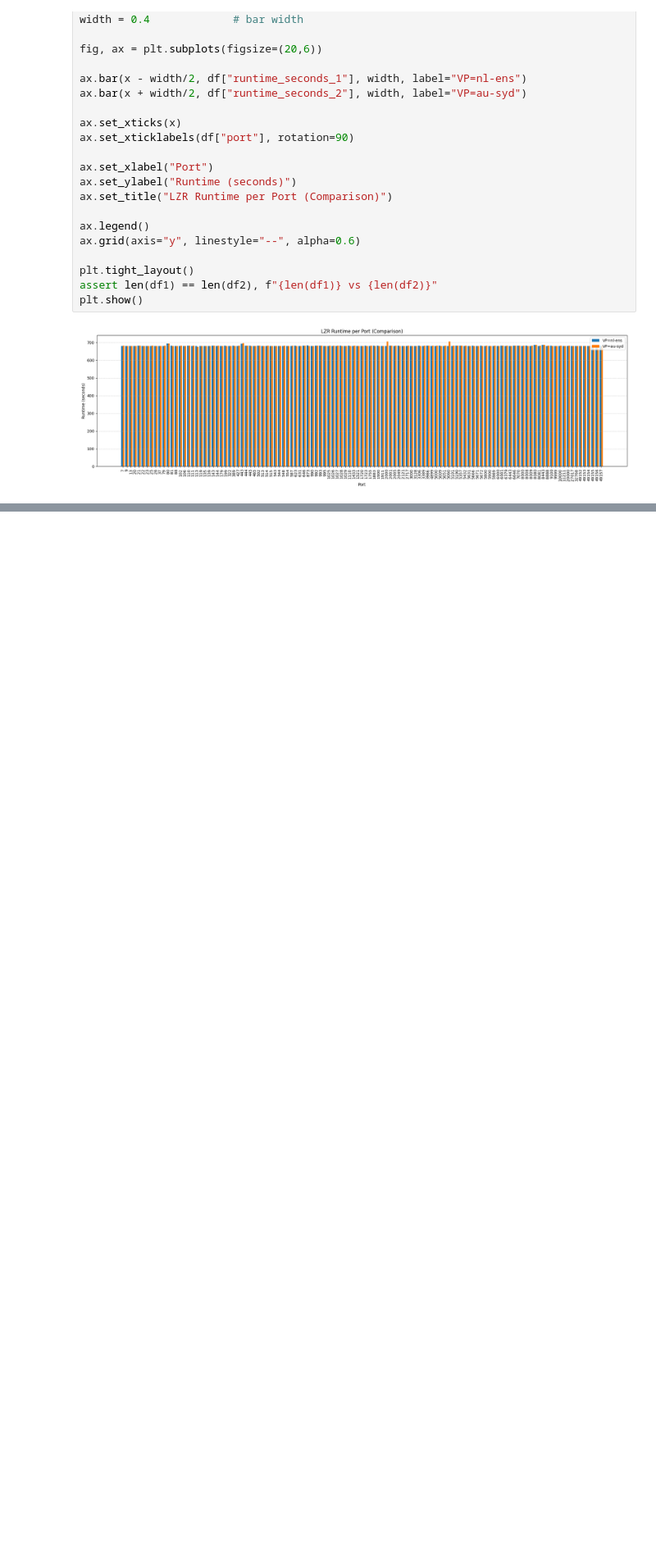
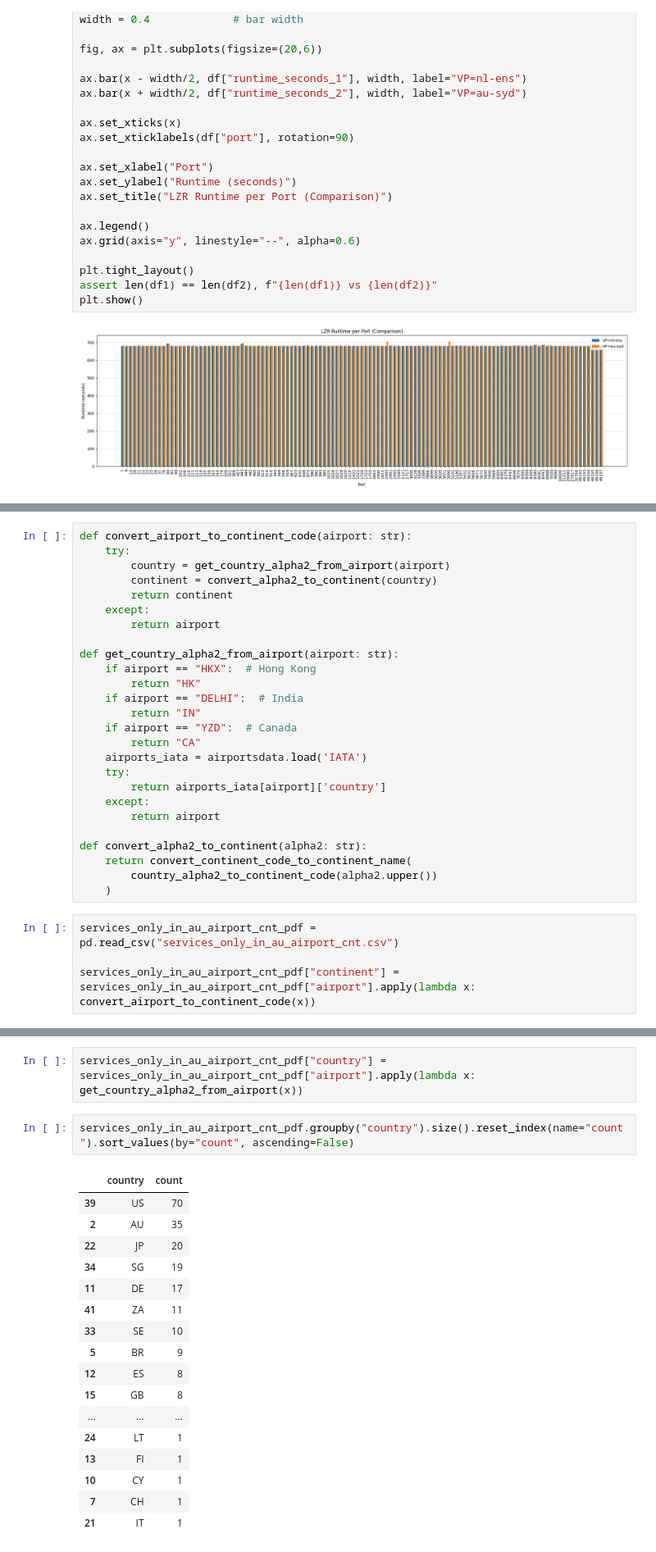
Before and after one commit to gustavoluvizotto/anycast-service-discovery, a Jupyter notebook: measurements/notebooks/local_processing.ipynb, the cells around one changed output, grey strips where cells are left out. Shown at 82% size. Saved outputs shown, nothing was run; the diff lists cells and outputs as text; blank space fills up the shorter version.

```diff
--- a/measurements/notebooks/local_processing.ipynb
+++ b/measurements/notebooks/local_processing.ipynb
@@ -302,0 +362,30 @@ plt.show()
+# %%
+def convert_airport_to_continent_code(airport: str):
+    try:
+        country = get_country_alpha2_from_airport(airport)
+        continent = convert_alpha2_to_continent(country)
+        return continent
+    except:
+        return airport
+
+def get_country_alpha2_from_airport(airport: str):
+    if airport == "HKX":  # Hong Kong
+        return "HK"
+    if airport == "DELHI":  # India
+        return "IN"
+    if airport == "YZD":  # Canada
+        return "CA"
+    airports_iata = airportsdata.load('IATA')
+    try:
+        return airports_iata[airport]['country']
+    except:
+        return airport
+
+def convert_alpha2_to_continent(alpha2: str):
+    return convert_continent_code_to_continent_name(
+        country_alpha2_to_continent_code(alpha2.upper())
+    )
+# %%
+services_only_in_au_airport_cnt_pdf = pd.read_csv("services_only_in_au_airport_cnt.csv")
+
+services_only_in_au_airport_cnt_pdf["continent"] = services_only_in_au_airport_cnt_pdf["airport"].apply(lambda x: convert_airport_to_continent_code(x))
@@ -302,0 +403,22 @@ plt.show()
+# %%
+services_only_in_au_airport_cnt_pdf["country"] = services_only_in_au_airport_cnt_pdf["airport"].apply(lambda x: get_country_alpha2_from_airport(x))
+# %%
+services_only_in_au_airport_cnt_pdf.groupby("country").size().reset_index(name="count").sort_values(by="count", ascending=False)
+# %% [output]
+|  | country | count |
+| 39 | US | 70 |
+| 2 | AU | 35 |
+| 22 | JP | 20 |
+| 34 | SG | 19 |
+| 11 | DE | 17 |
+| 41 | ZA | 11 |
+| 33 | SE | 10 |
+| 5 | BR | 9 |
+| 12 | ES | 8 |
+| 15 | GB | 8 |
+| ... | ... | ... |
+| 24 | LT | 1 |
+| 13 | FI | 1 |
+| 10 | CY | 1 |
+| 7 | CH | 1 |
+| 21 | IT | 1 |
```
Also changed, not shown: parts of 11 cells of this notebook, 8 other files.
